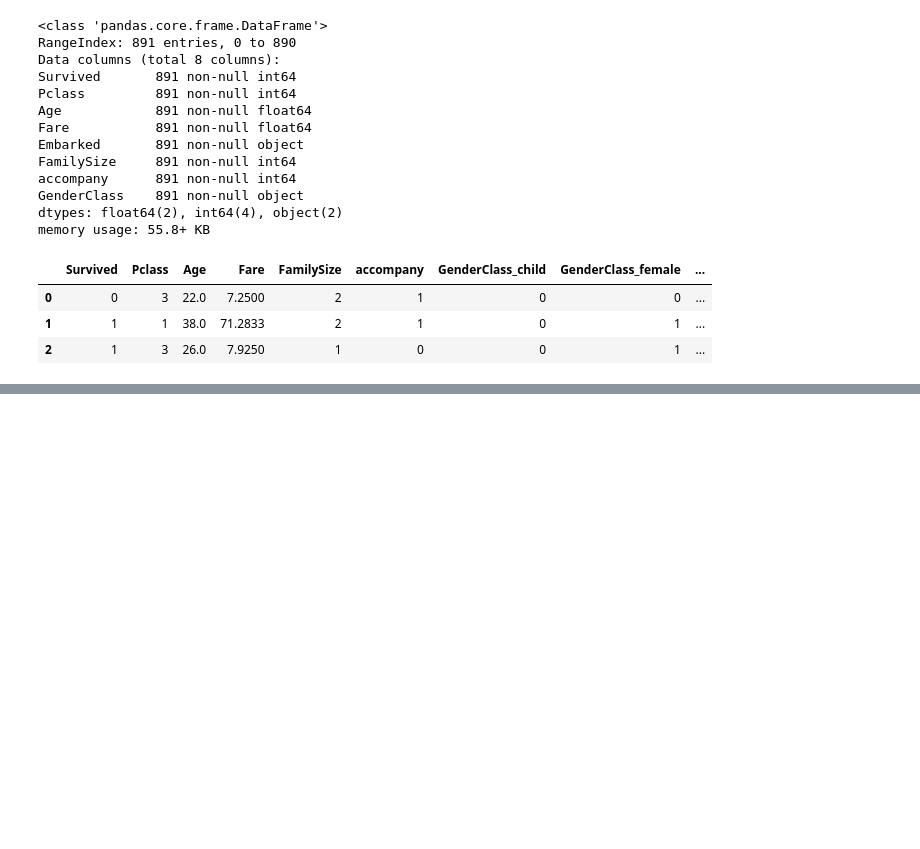
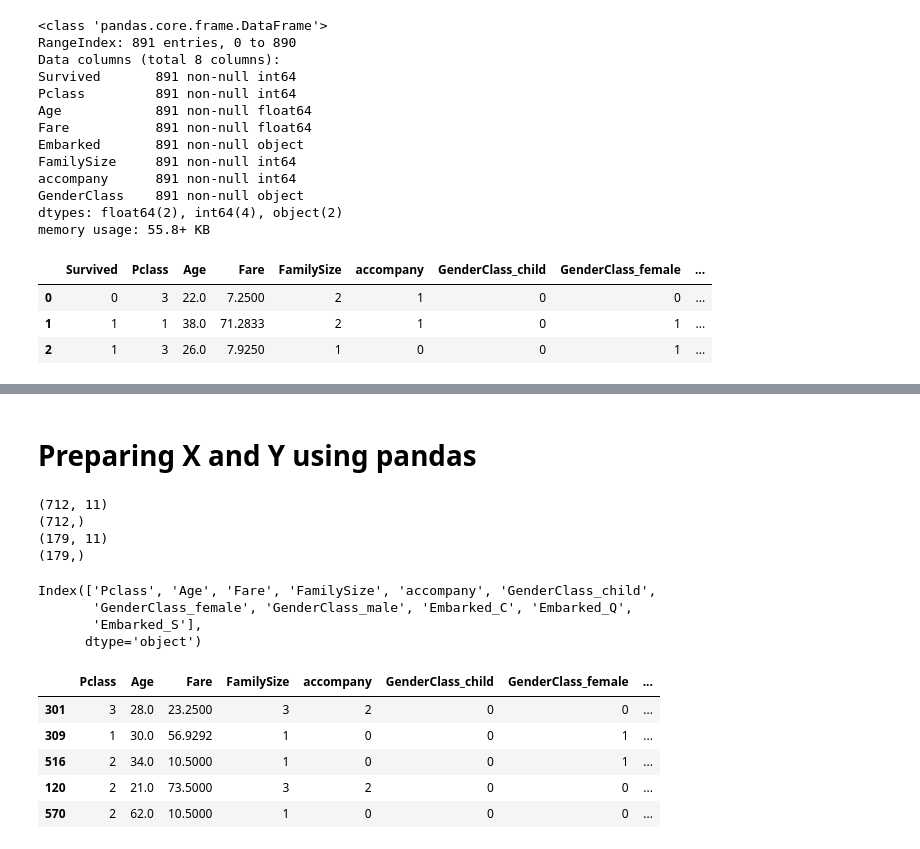
Before and after one commit to ParasNandwani/MLmodels, a Jupyter notebook: LogisticRegression.ipynb, the cells around one changed output, grey strips where cells are left out. Saved outputs shown, nothing was run; the diff lists cells and outputs as text; code cells hidden in the pictures; blank space fills up the shorter version.

```diff
--- a/LogisticRegression.ipynb
+++ b/LogisticRegression.ipynb
@@ -182,3 +302,5 @@ titanic.head(3)
+# %% [markdown]
+# Preparing X and Y using pandas
 # %%
 X=titanic.loc[:,titanic.columns!='Survived']
 # %%
@@ -189,0 +311,26 @@ X_train,X_test,Y_train,Y_test=train_test_split(X,Y,test_size=0.20,random_state=1
+# %%
+print(X_train.shape)
+print(Y_train.shape)
+print(X_test.shape)
+print(Y_test.shape)
+# %% [output]
+(712, 11)
+(712,)
+(179, 11)
+(179,)
+# %%
+X_train.columns
+# %% [output]
+Index(['Pclass', 'Age', 'Fare', 'FamilySize', 'accompany', 'GenderClass_child',
+       'GenderClass_female', 'GenderClass_male', 'Embarked_C', 'Embarked_Q',
+       'Embarked_S'],
+      dtype='object')
+# %%
+X_train.head()
+# %% [output]
+|  | Pclass | Age | Fare | FamilySize | accompany | GenderClass_child | GenderClass_female | ... |
+| 301 | 3 | 28.0 | 23.2500 | 3 | 2 | 0 | 0 | ... |
+| 309 | 1 | 30.0 | 56.9292 | 1 | 0 | 0 | 1 | ... |
+| 516 | 2 | 34.0 | 10.5000 | 1 | 0 | 0 | 1 | ... |
+| 120 | 2 | 21.0 | 73.5000 | 3 | 2 | 0 | 0 | ... |
+| 570 | 2 | 62.0 | 10.5000 | 1 | 0 | 0 | 0 | ... |
```
Also changed, not shown: parts of 31 cells of this notebook.
